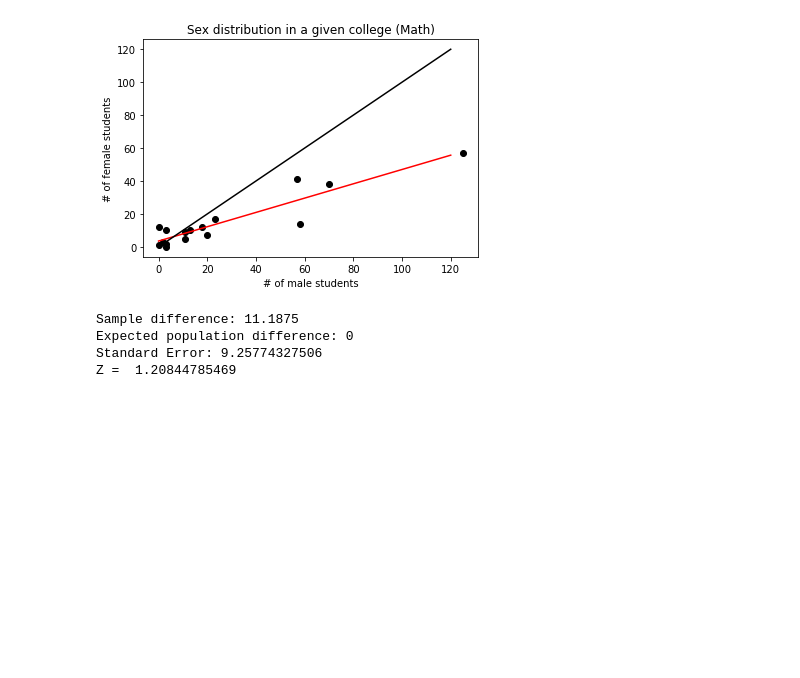
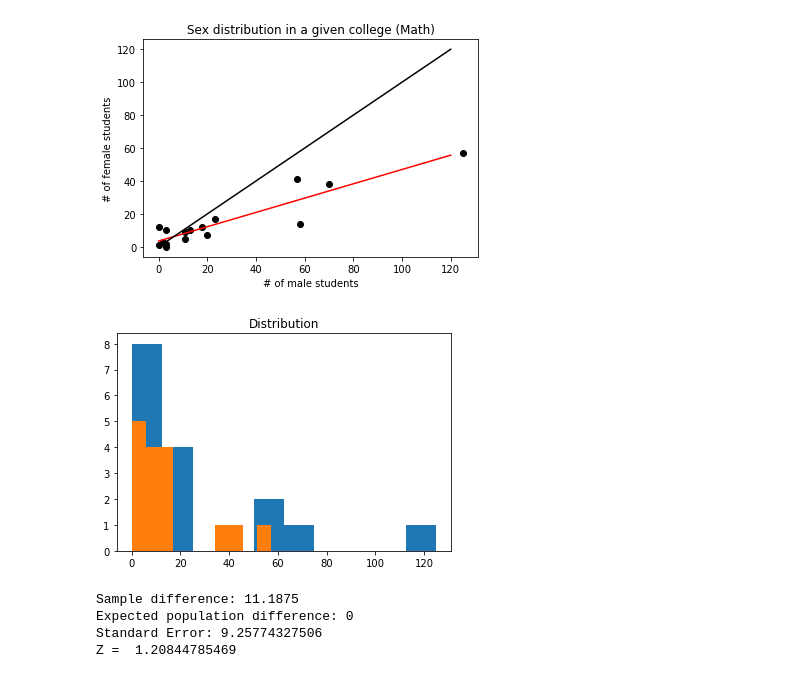
Before and after one commit to FMazzoni/bootcamp18, a Jupyter notebook: Active.ipynb, the cells around one changed output. Saved outputs shown, nothing was run; the diff lists cells and outputs as text; code cells hidden in the pictures; blank space fills up the shorter version.

```diff
--- a/Active.ipynb
+++ b/Active.ipynb
@@ -338,6 +357,15 @@ plt.plot(p_x , p_x, color = 'black')
 plt.show()
 # %% [output]
 [figure]
+# %%
+plt.hist(d_m_math)
+plt.hist(d_w_math)
+#plt.axvline(x=-1.96, color = 'r')
+#plt.axvline(x=1.96, color = 'r')
+plt.title('Distribution')
+plt.show()
+# %% [output]
+[figure, added]
 # %%
 n_obs = len(d_w_engin)
 
```
Also changed, not shown: parts of 6 cells of this notebook.
